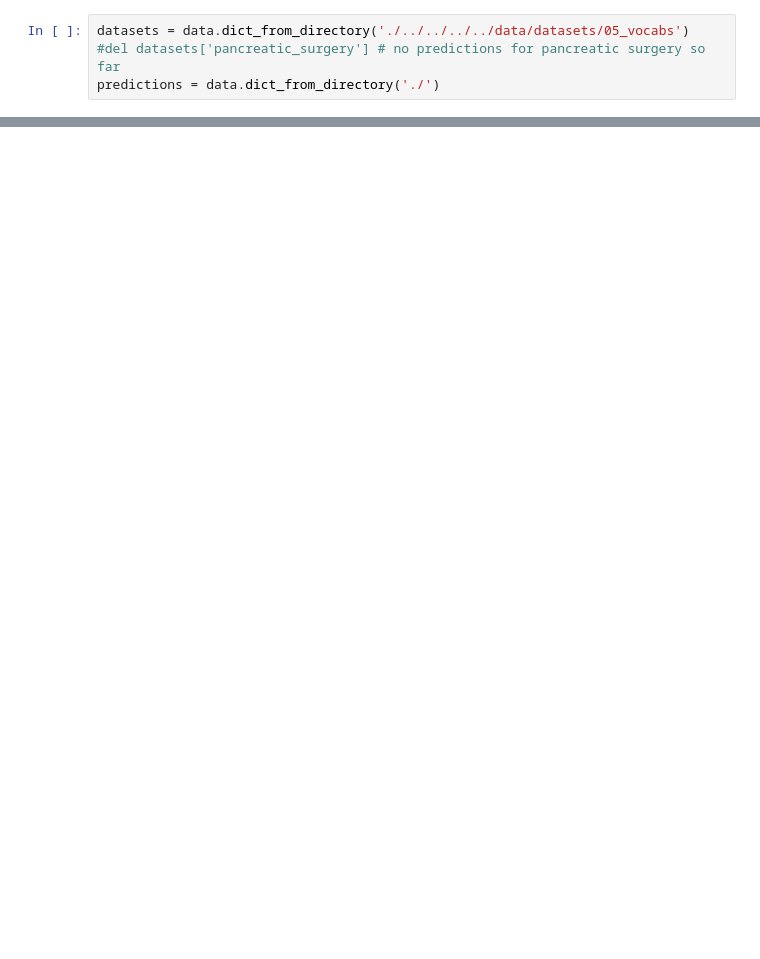
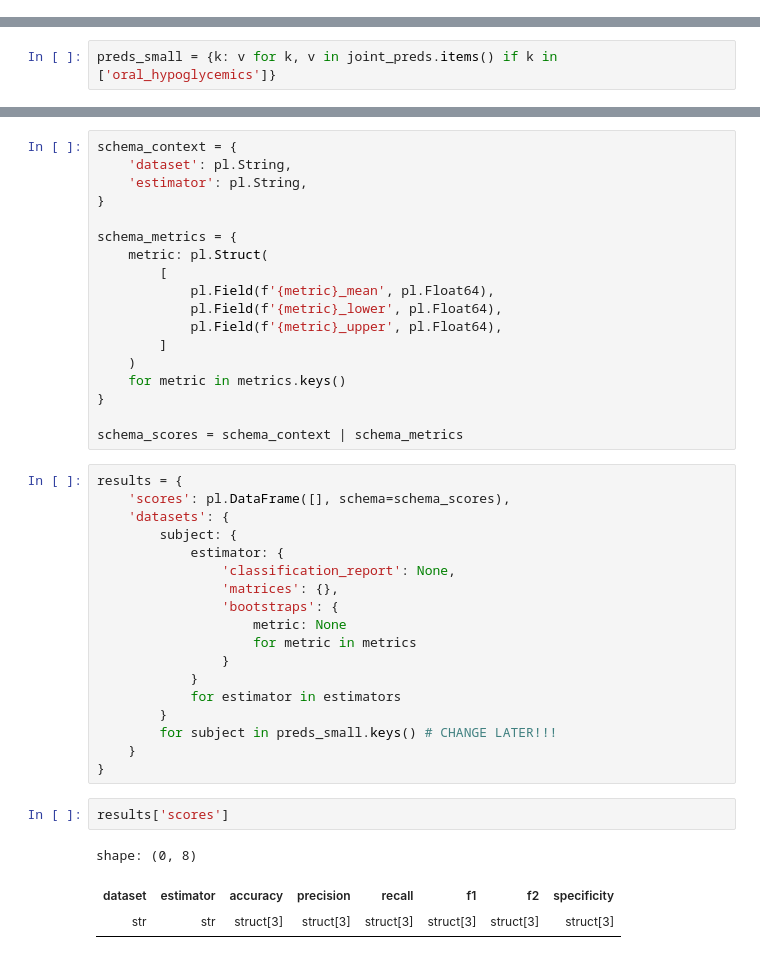
Before and after one commit to MarcoAigner/automated_title_abstract_screening, a Jupyter notebook: chapters/notebooks/3_4_results/predictions/eval.ipynb, the cells around one changed output, grey strips where cells are left out. Drawn from its saved outputs; the diff is of its cells as text; blank space fills up the shorter version.

Commit message:
results dictionary

```diff
--- a/chapters/notebooks/3_4_results/predictions/eval.ipynb
+++ b/chapters/notebooks/3_4_results/predictions/eval.ipynb
@@ -11,4 +9,0 @@ d:\automated_title_abstract_screening\chapters\notebooks\3.4 results\predictions
-# %%
-datasets = data.dict_from_directory('./../../../../data/datasets/05_vocabs')
-#del datasets['pancreatic_surgery'] # no predictions for pancreatic surgery so far
-predictions = data.dict_from_directory('./')
@@ -301,0 +111,2 @@ ROC AUC: 0.51
+# %%
+preds_small = {k: v for k, v in joint_preds.items() if k in ['oral_hypoglycemics']}
@@ -301,0 +160,42 @@ ROC AUC: 0.51
+# %%
+schema_context = {
+    'dataset': pl.String,
+    'estimator': pl.String,
+}
+
+schema_metrics = {
+    metric: pl.Struct(
+        [
+            pl.Field(f'{metric}_mean', pl.Float64),
+            pl.Field(f'{metric}_lower', pl.Float64),
+            pl.Field(f'{metric}_upper', pl.Float64),
+        ]
+    )
+    for metric in metrics.keys()
+}
+
+schema_scores = schema_context | schema_metrics
+# %%
+results = {
+    'scores': pl.DataFrame([], schema=schema_scores),
+    'datasets': {
+        subject: {
+            estimator: {
+                'classification_report': None,
+                'matrices': {},
+                'bootstraps': {
+                    metric: None
+                    for metric in metrics
+                }
+            }
+            for estimator in estimators
+        }
+        for subject in preds_small.keys() # CHANGE LATER!!!
+    }
+}
+# %%
+results['scores']
+# %% [output]
+shape: (0, 8)
+| dataset | estimator | accuracy | precision | recall | f1 | f2 | specificity |
+| str | str | struct[3] | struct[3] | struct[3] | struct[3] | struct[3] | struct[3] |
```
Also changed, not shown: parts of 29 cells of this notebook.
